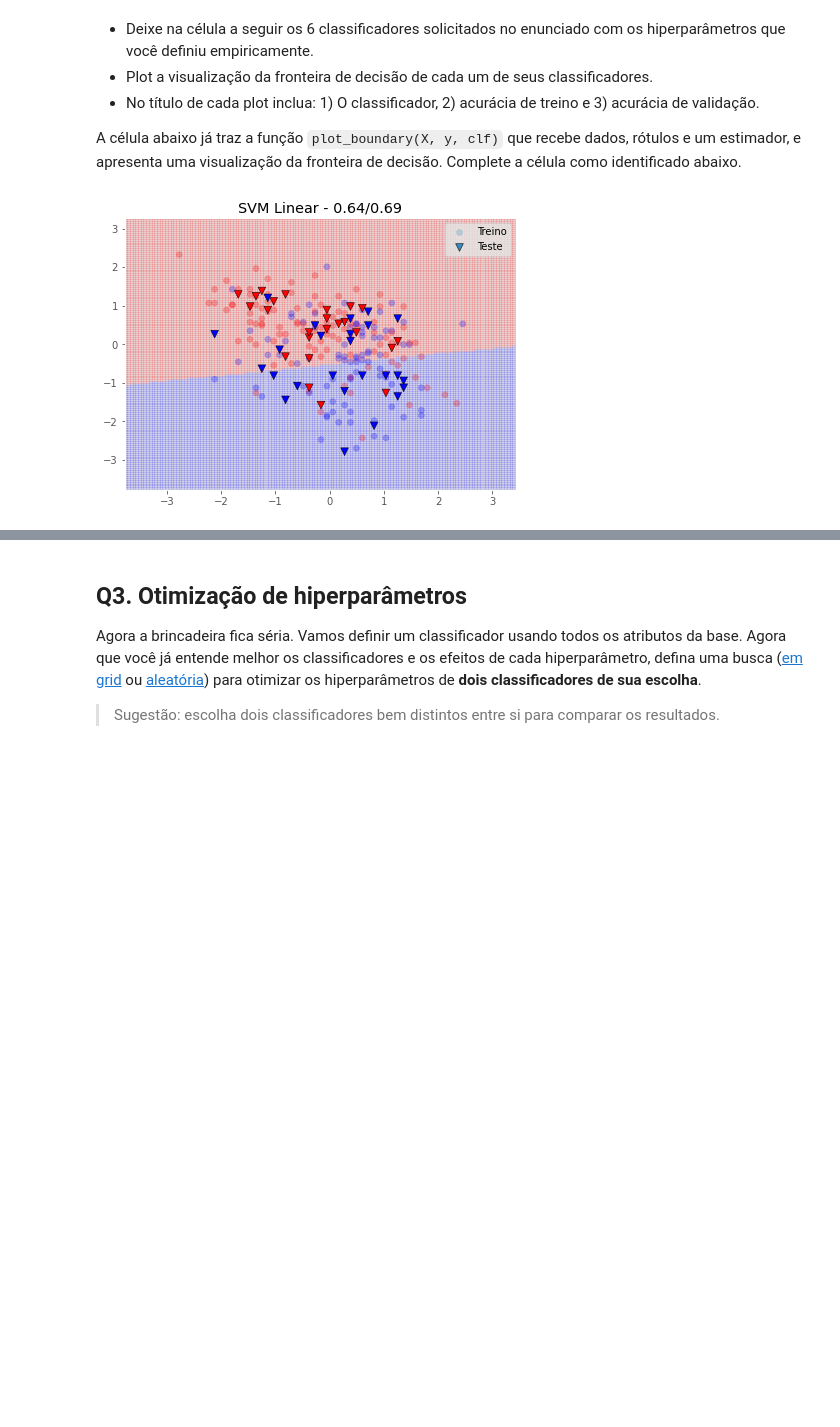
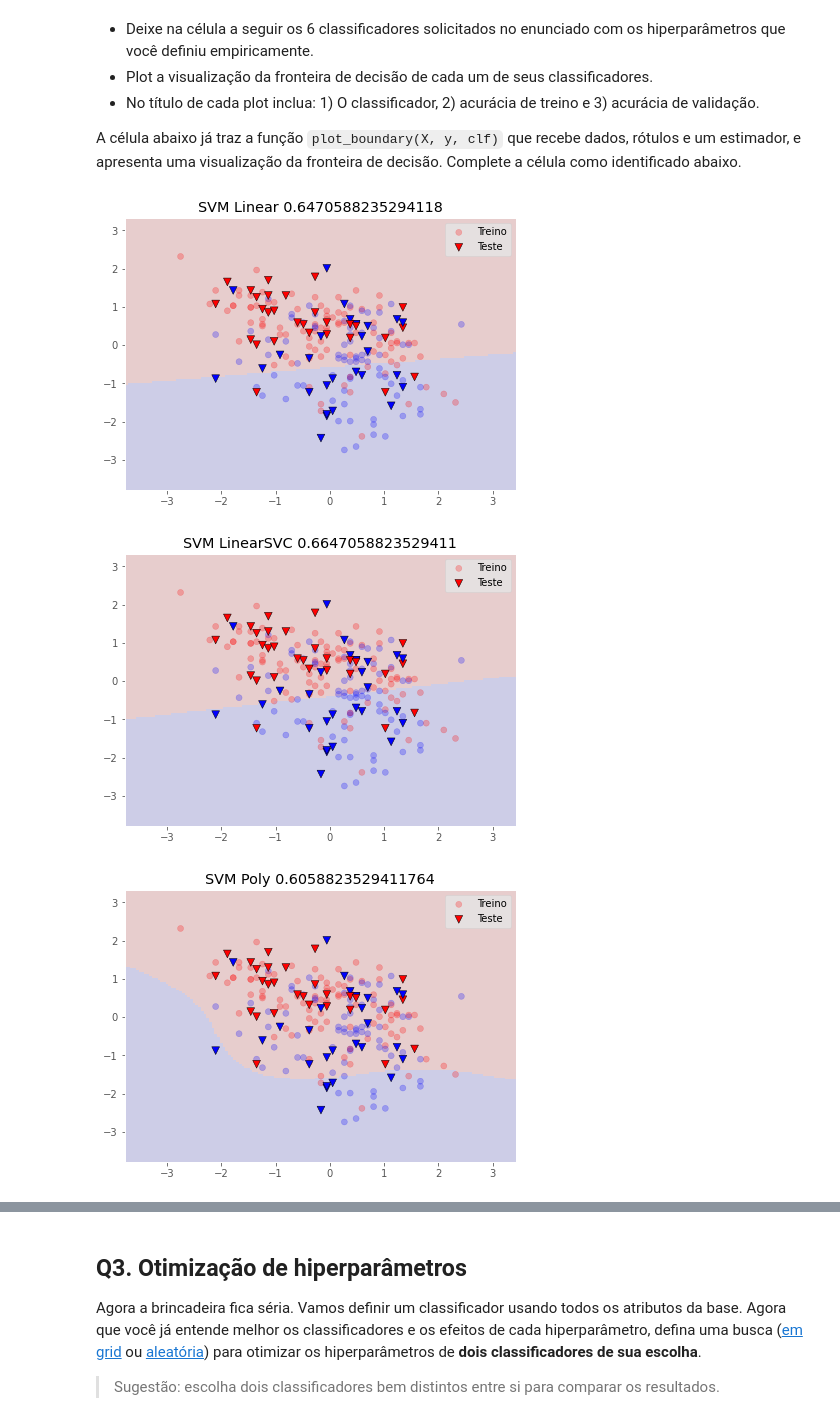
Before and after one commit to GustavoLR548/IA-GLR, a Jupyter notebook: Exercicios/Exercício #7 Classificação/Exercício_Classificação.ipynb, the cells around one changed output, grey strips where cells are left out. Cells and saved outputs as stored; diff of their text form; code cells hidden in the pictures; blank space fills up the shorter version.

```diff
--- a/Exercicios/Exercício #7 Classificação/Exercício_Classificação.ipynb
+++ b/Exercicios/Exercício #7 Classificação/Exercício_Classificação.ipynb
@@ -76,13 +80,13 @@ Você deve testar pelo menos os seguintes modelos e hiperparâmetros:
 Na célula a seguir, iremos apenas separar os dados de treino em treino e validação para brincar com a definição de hiperparâmetros na célula seguinte.
 # %%
 ## TODO Selecione as dimensões de idade e batimentos máximos (só descomentar se Xtrain e ytrain já foram definidos)
-# X2d = Xtrain[:, [0, 7]]
-# y2d = ytrain
+X2d = Xtrain[:, [0, 7]]
+y2d = ytrain
 
 ## TODO Visualize a distribuição (só descomentar)
-# plt.scatter(X2d[:, 0], X2d[:, 1], c=y2d, cmap='bwr')
-# print(X2d.shape, y2d.shape)
+plt.scatter(X2d[:, 0], X2d[:, 1], c=y2d, cmap='bwr')
+print(X2d.shape, y2d.shape)
 
 ## TODO Separar os dados (X2d, y2d) em treino e validação (X2d_train, X2d_val, y2d_train, y2d_val)
-# ...
+X2d_train, X2d_val, y2d_train, y2d_val = train_test_split(X2d,y2d)
 # %% [output]
@@ -97,36 +101,54 @@ A célula abaixo já traz a função `plot_boundary(X, y, clf)` que recebe dados
 # %%
 def plot_boundary(Xtr, Xts, ytr, yts, clf, clf_name='SVM'):
 
   x_min, x_max = Xtr[:, 0].min() - 1, Xtr[:, 0].max() + 1
   y_min, y_max = Xtr[:, 0].min() - 1, Xtr[:, 1].max() + 1
   xx, yy = np.meshgrid(np.arange(x_min, x_max, .05), np.arange(y_min, y_max, .05))
   Z = clf.predict(np.c_[xx.ravel(), yy.ravel()])
 
   Z = Z.reshape(xx.shape)
   fig, ax = plt.subplots(1, 1, figsize=(7, 5))
+  ax.grid(False)
   ax.pcolormesh(xx, yy, Z, alpha=0.1, cmap='bwr')
   ax.scatter(Xtr[:, 0], Xtr[:, 1], c=ytr, alpha=0.25, cmap='bwr', label='Treino')
   ax.scatter(Xts[:, 0], Xts[:, 1], c=yts, marker='v', edgecolors='k', s=60, cmap='bwr', label='Teste')
 
-  ## TODO organize o título da figura com o score do estimador clf (parâmetro)
-  # plt.title(...)
+  plt.title(clf_name + " " + str(clf.score(Xtr,ytr)))
 
   plt.legend()
   plt.show()
 
 ## TODO defina os classificadores e plot as fronteiras
 ## Exemplo:
 clf = svm.SVC(kernel='linear', C=0.1)
 clf.fit(X2d_train, y2d_train)
 plot_boundary(X2d_train, X2d_val, y2d_train, y2d_val, clf, 'SVM Linear')
 
-# clf_svmlinear = ...
-# plot_boundary...
+clf = svm.LinearSVC(C=0.1)
+clf.fit(X2d_train, y2d_train)
+plot_boundary(X2d_train, X2d_val, y2d_train, y2d_val, clf, 'SVM LinearSVC')
 
-# clf_svmpoly = ...
-# clf_svmrbf = ...
-# clf_knn = ...
-# clf_regression = ...
-# clf_tree = ...
+clf = svm.SVC(kernel='poly', C=0.1)
+clf.fit(X2d_train, y2d_train)
+plot_boundary(X2d_train, X2d_val, y2d_train, y2d_val, clf, 'SVM Poly')
+
+clf = svm.SVC(kernel='rbf', C=0.1)
+clf.fit(X2d_train, y2d_train)
+plot_boundary(X2d_train, X2d_val, y2d_train, y2d_val, clf, 'SVM Rbf')
+
+clf = svm.SVC(kernel='sigmoid', C=0.1)
+clf.fit(X2d_train, y2d_train)
+plot_boundary(X2d_train, X2d_val, y2d_train, y2d_val, clf, 'SVM Sigmoid')
+
+clf = KNeighborsClassifier(n_neighbors=3).fit(X2d_train, y2d_train)
+plot_boundary(X2d_train, X2d_val, y2d_train, y2d_val, clf, 'KNeighbors Classifier')
+
+clf = LogisticRegression(random_state=0).fit(X2d_train, y2d_train)
+plot_boundary(X2d_train, X2d_val, y2d_train, y2d_val, clf, 'Logistic Regression')
+
+clf = DecisionTreeClassifier(max_depth=4).fit(X2d_train, y2d_train)
+plot_boundary(X2d_train, X2d_val, y2d_train, y2d_val, clf, 'DecisionTreeClassifier')
 # %% [output]
-[figure, old version]
+[figure, new version]
+[figure, added]
+[figure, added]
```
Also changed, not shown: parts of 3 cells of this notebook.
